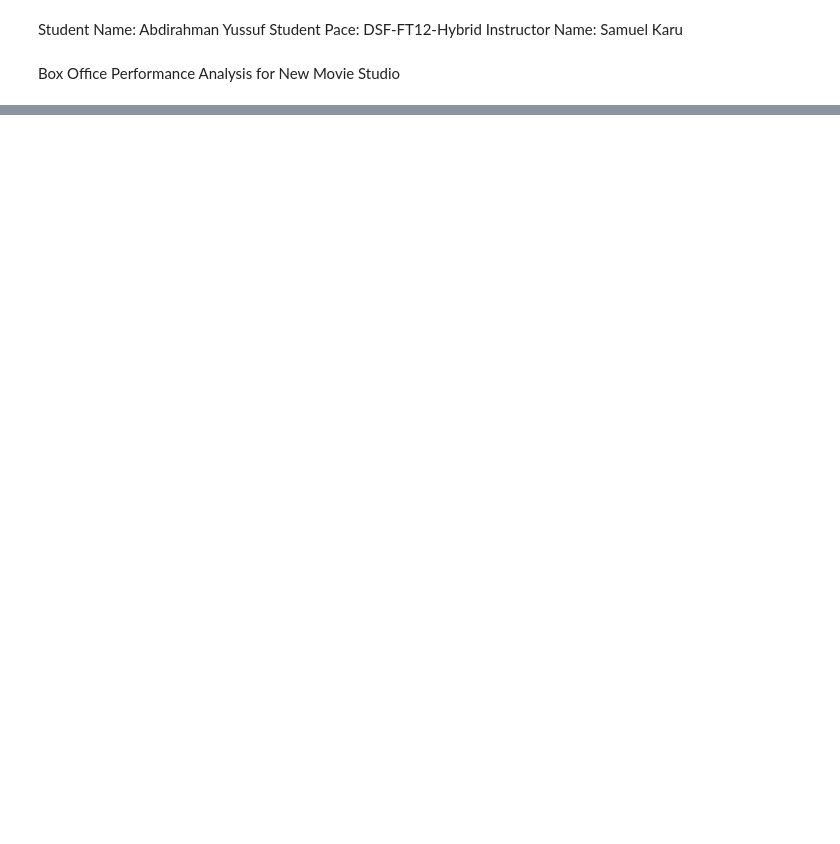
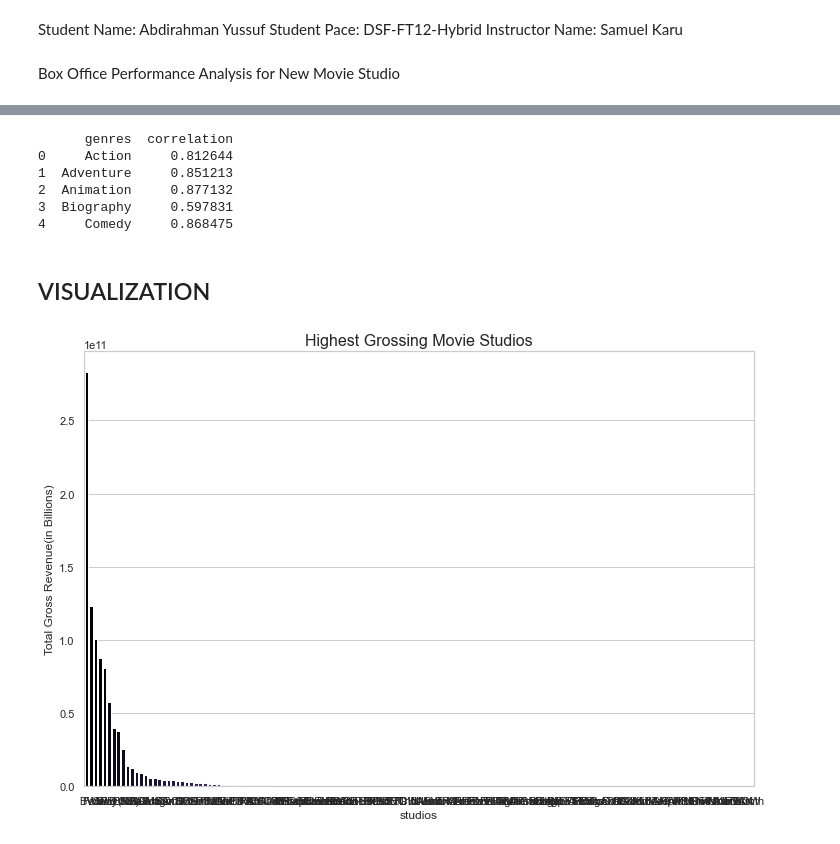
Before and after one commit to mwakad/box-office-movie-insights, a Jupyter notebook: notebooks/abdirahman.ipynb, the cells around one changed output, grey strips where cells are left out. Cells and saved outputs as stored; diff of their text form; code cells hidden in the pictures; blank space fills up the shorter version.

Commit message:
Add files via upload
cleaned data

```diff
--- a/notebooks/abdirahman.ipynb
+++ b/notebooks/abdirahman.ipynb
@@ -38,0 +160,3 @@ df.head()
+# %%
+# Drop rows with missing values in the 'studio' column
+merged_df_clean = merged_df_clean.dropna(subset=['studio'])
@@ -38,0 +227,15 @@ df.head()
+# %%
+# Split the 'genres' column in case there are multiple genres per movie
+merged_df_clean['genres'] = merged_df_clean['genres'].str.split(',')
+
+# Explode the genres list to have one genre per row
+genres_expanded = merged_df_clean.explode('genres')
+
+# Calculate total gross by genre
+genre_gross = genres_expanded.groupby('genres')['total_gross'].sum().reset_index()
+
+# Sort the genres by total gross in descending order
+genre_gross = genre_gross.sort_values(by='total_gross', ascending=False)
+
+# Display the top genres with the highest grossing films
+genre_gross.head()
@@ -38,0 +267,9 @@ df.head()
+# %%
+# Group the data by studio and calculate the total gross revenue for each studio
+studio_gross = merged_df_clean.groupby('studio')['total_gross'].sum().reset_index()
+
+# Sort the studios by total gross in descending order
+studio_gross = studio_gross.sort_values(by='total_gross', ascending=False)
+
+# Preview the result
+print(studio_gross.head())
@@ -38,0 +331,42 @@ df.head()
+# %%
+# Ensure the columns are numeric
+merged_df_clean['domestic_gross'] = pd.to_numeric(merged_df_clean['domestic_gross'], errors='coerce')
+merged_df_clean['foreign_gross'] = pd.to_numeric(merged_df_clean['foreign_gross'], errors='coerce')
+
+# Check if 'genres' is in list format and explode if needed
+if isinstance(merged_df_clean['genres'].iloc[0], list):
+    merged_df_clean = merged_df_clean.explode('genres')
+
+# Group by genre and calculate the correlation between domestic and foreign gross
+genre_gross = merged_df_clean.groupby('genres').apply(
+    lambda x: x['domestic_gross'].corr(x['foreign_gross'])
+).reset_index(name='correlation')
+
+# Preview the correlation results
+print(genre_gross.head())
+# %% [output]
+      genres  correlation
+0     Action     0.812644
+1  Adventure     0.851213
+2  Animation     0.877132
+3  Biography     0.597831
+4     Comedy     0.868475
+# %% [markdown]
+## VISUALIZATION
+# %%
+# Set style for better visualization
+sns.set(style="whitegrid")
+
+# Create a bar plot for studios and their total gross
+plt.figure(figsize=(12, 8))
+sns.barplot(x='studio', y='total_gross', data=studio_gross, palette='magma')
+
+# Adding titles and labels
+plt.title('Highest Grossing Movie Studios', fontsize=16)
+plt.xlabel('studios', fontsize=12)
+plt.ylabel('Total Gross Revenue(in Billions)', fontsize=12)
+
+# Display the plot
+plt.show()
+# %% [output]
+[figure, added]
```
Also changed, not shown: parts of 26 cells of this notebook.
